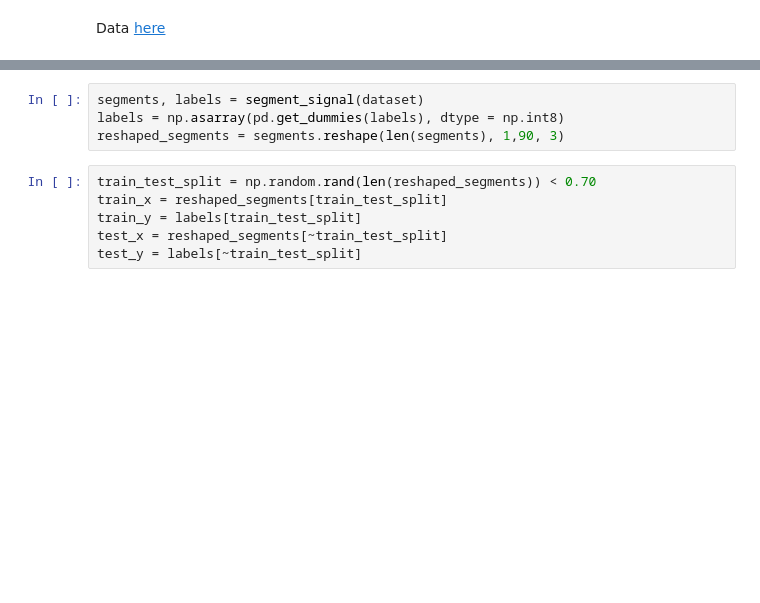
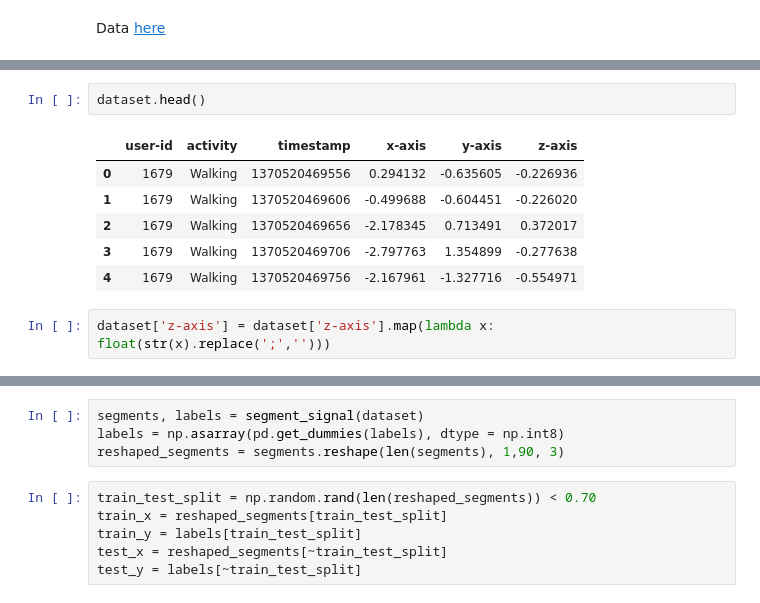
Before and after one commit to abiraja2004/ml_fun, a Jupyter notebook: deep/human_activity/cnn_har.ipynb, the cells around one changed output, grey strips where cells are left out. Drawn from its saved outputs; the diff is of its cells as text; blank space fills up the shorter version.

```diff
--- a/deep/human_activity/cnn_har.ipynb
+++ b/deep/human_activity/cnn_har.ipynb
@@ -102,0 +199,11 @@ dataset['z-axis'] = feature_normalize(dataset['z-axis'])
+# %%
+dataset.head()
+# %% [output]
+|  | user-id | activity | timestamp | x-axis | y-axis | z-axis |
+| 0 | 1679 | Walking | 1370520469556 | 0.294132 | -0.635605 | -0.226936 |
+| 1 | 1679 | Walking | 1370520469606 | -0.499688 | -0.604451 | -0.226020 |
+| 2 | 1679 | Walking | 1370520469656 | -2.178345 | 0.713491 | 0.372017 |
+| 3 | 1679 | Walking | 1370520469706 | -2.797763 | 1.354899 | -0.277638 |
+| 4 | 1679 | Walking | 1370520469756 | -2.167961 | -1.327716 | -0.554971 |
+# %%
+dataset['z-axis'] = dataset['z-axis'].map(lambda x: float(str(x).replace(';','')))
```
Also changed, not shown: parts of 16 cells of this notebook.
